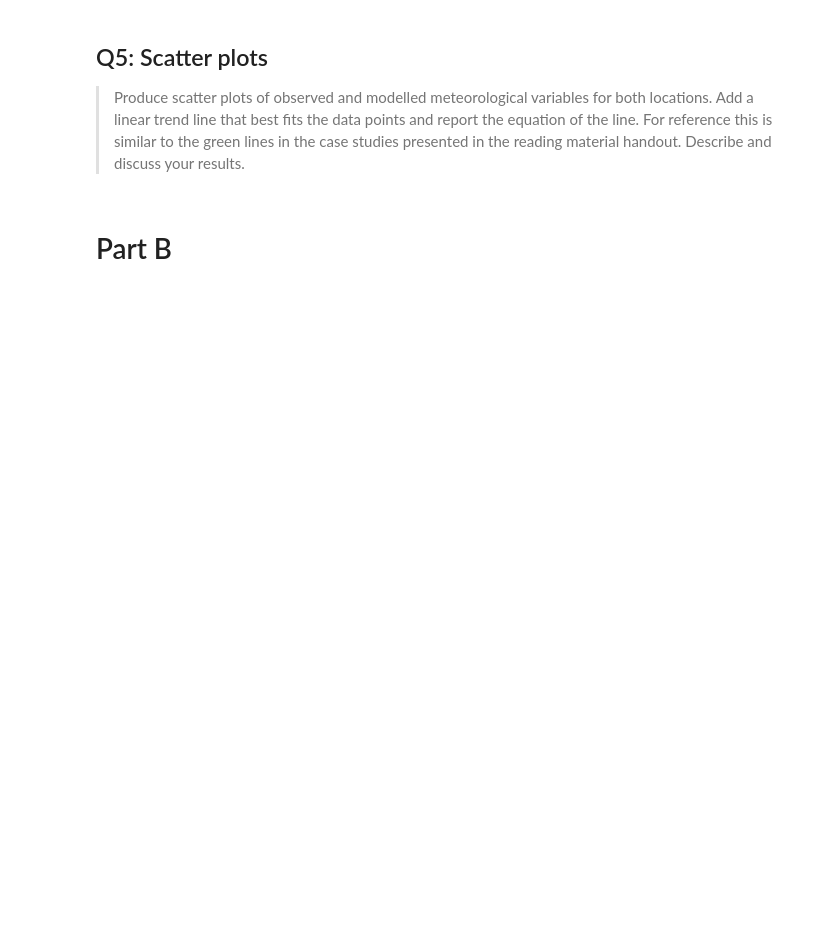
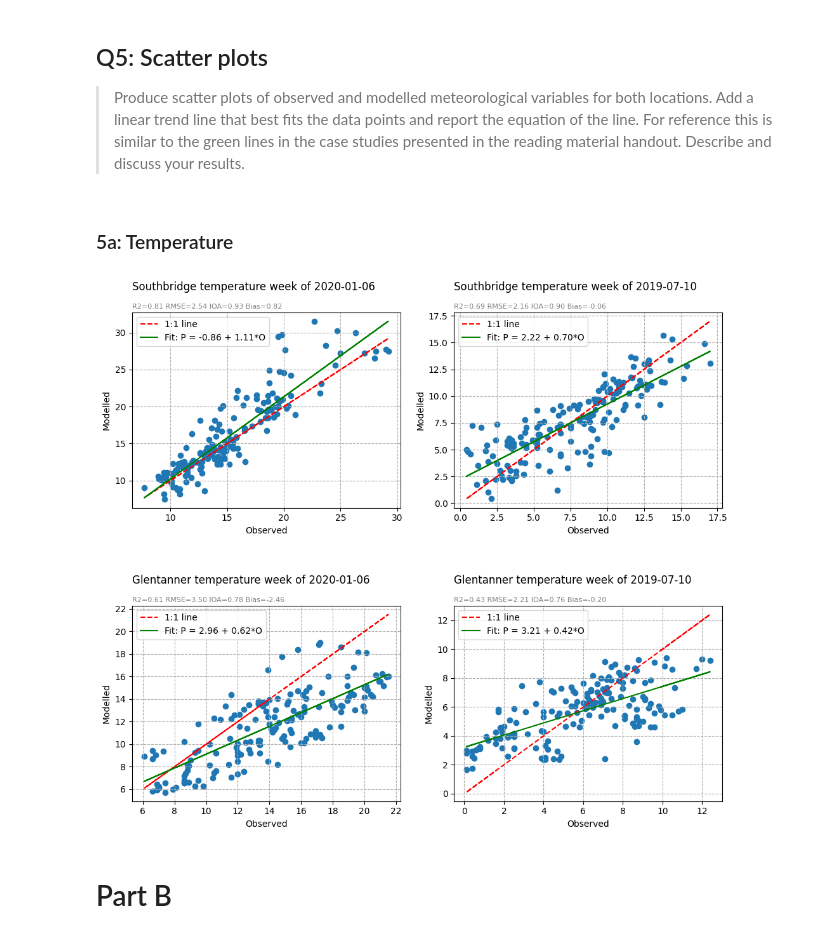
Before and after one commit to tineke-corin/GISC405, a Jupyter notebook: tco111_Ass02.ipynb, the cells around one changed output. Cells and saved outputs as stored; diff of their text form; code cells hidden in the pictures; blank space fills up the shorter version.

```diff
--- a/tco111_Ass02.ipynb
+++ b/tco111_Ass02.ipynb
@@ -363,5 +362,54 @@ IoAs in the 0.6's, but R Squared really low (0.23, 0.26).
 > Add a linear trend line that best fits the data points and report the equation of the line. For
 > reference this is similar to the green lines in the case studies presented in the reading material
 > handout. Describe and discuss your results.
+# %% [markdown]
+### 5a: Temperature
+# %%
+# chart 1 & 2: temperature observed vs modelled, 2 locations
+from scipy import stats
+
+fig, axs = plt.subplots(2, 2, figsize=(12,10))
+
+temp_rows = statistics.loc[statistics['Variable'] == 'T']
+
+for k_ix, key in enumerate(STATIONS.keys()):
+  stn = STATIONS[key]
+  d_ix = 0
+
+  for d_ix, d in enumerate(DATE_RANGES):
+    t_obs = np.squeeze(stn['dataset'].temperature.sel(time=slice(d['start_date'], d['end_date'])))
+    t_pred = extract_model_series('T', d['start_date'], d['end_date'], stn['location'])
+    # Convert Kelvin to Celsius
+    t_pred = t_pred - 273.15
+
+    slope, intercept, rvalue, pvalue, stderr = stats.linregress(t_obs.values, t_pred.values)
+    regression_line = slope * t_obs + intercept
+
+    ax = axs[k_ix][d_ix]
+
+    ax.scatter(t_obs.values, t_pred.values)
+    ax.plot(t_obs, 1 * t_obs, color='red', linestyle='--',  label=f'1:1 line')
+    ax.plot(t_obs, regression_line, color='green', label=f'Fit: P = {intercept:.2f} + {slope:.2f}*O')
+    ax.grid(True, linestyle='--')
+    sd = d['start_date']
+    ax.set_title(f'{key} temperature week of {sd}', loc='left', pad=25)
+
+    # Add subtitle with R2, RMSE, IoA, and Bias
+    location_stats = temp_rows.loc[temp_rows['Location'] == key]
+    stat_col = 'Jan' if d_ix == 0 else 'Jul'
+    rmse = location_stats[f'RMSE {stat_col}'].item()
+    r2 = location_stats[f'R SQUARED {stat_col}'].item()
+    ioa = location_stats[f'IOA {stat_col}'].item()
+    mean_bias = (t_pred - t_obs).mean()
+
+    ax.text(0.0, 1.02, f'R2={r2:.2f} RMSE={rmse:.2f} IOA={ioa:.2f} Bias={mean_bias:.2f}', transform=ax.transAxes, fontsize=8, color='gray')
+    ax.legend(loc='upper left')
+    ax.set_xlabel('Observed')
+    ax.set_ylabel('Modelled')
+
+plt.subplots_adjust(hspace=0.5)
+plt.show()
+# %% [output]
+[figure, added]
 # %% [markdown]
 # Part B
```
Also changed, not shown: parts of 15 cells of this notebook.
